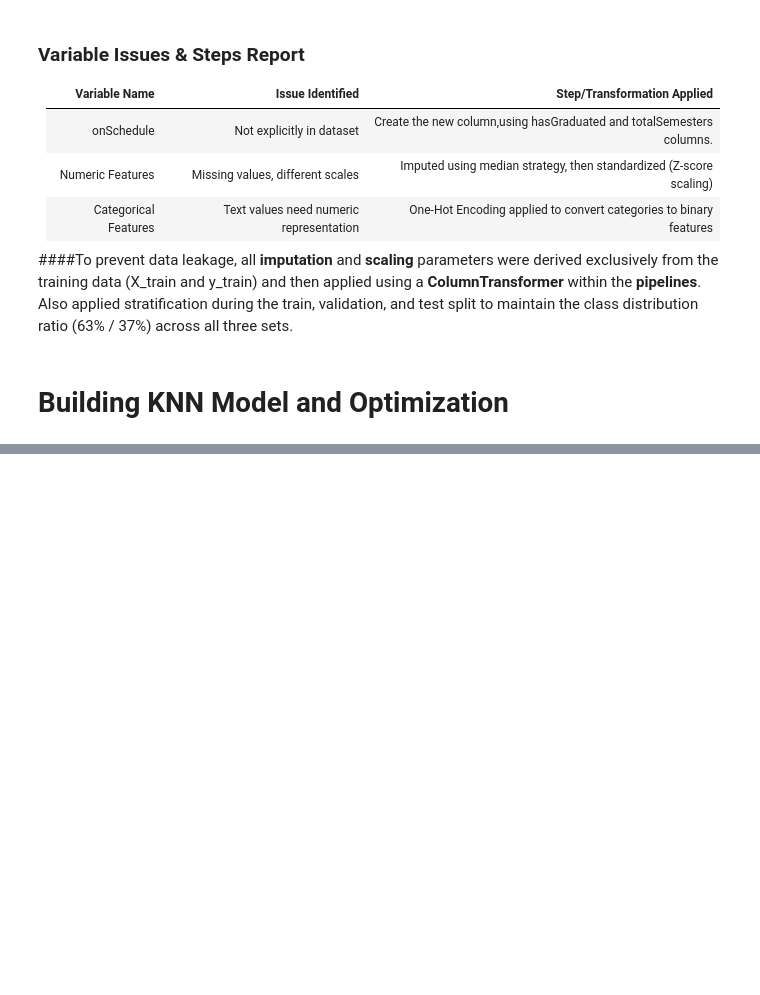
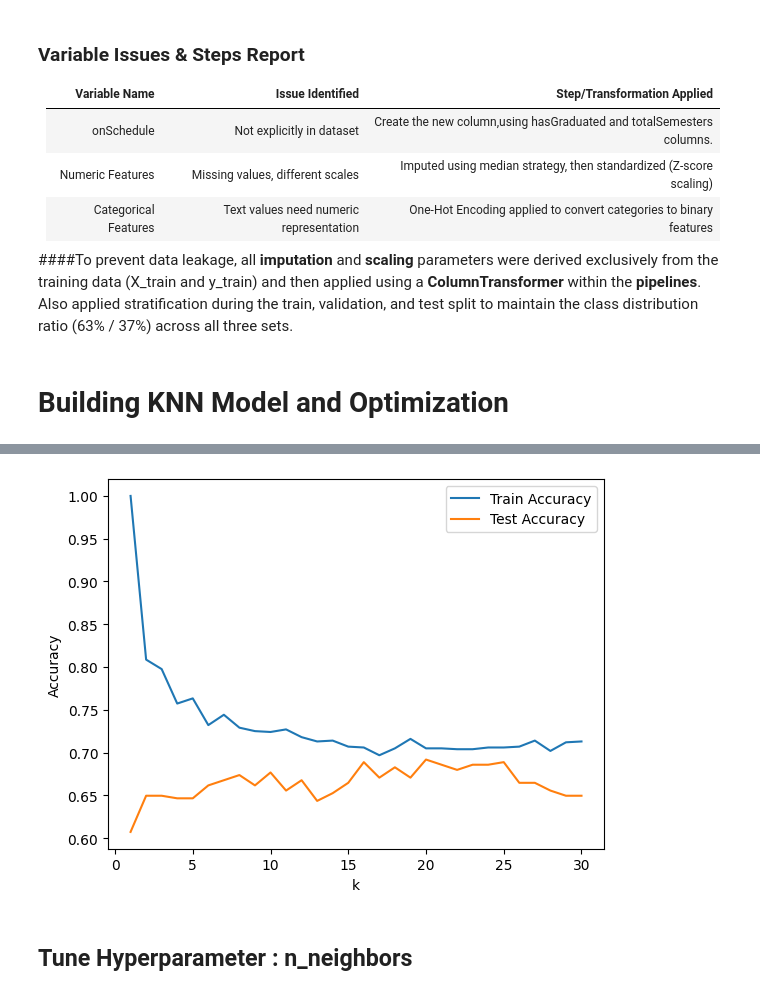
Before and after one commit to eshghinezhad/ML_Classifire_Student_Success, a Jupyter notebook: Student_Success_Classifires.ipynb, the cells around one changed output, grey strips where cells are left out. Drawn from its saved outputs; the diff is of its cells as text; code cells hidden in the pictures; blank space fills up the shorter version.

Commit message:
Building KNN Model and Optimization

```diff
--- a/Student_Success_Classifires.ipynb
+++ b/Student_Success_Classifires.ipynb
@@ -168,0 +190,5 @@ knn_model = make_pipeline(full_prep, KNeighborsClassifier())
+# %%
+# Run the mode without optimizing
+knn_model.fit(X_train, y_train)
+knn_model.predict(X_test)
+knn_model.score(X_test, y_test)
@@ -168,0 +197,15 @@ knn_model = make_pipeline(full_prep, KNeighborsClassifier())
+# %%
+from sklearn.metrics import accuracy_score
+
+for k in [1, 5, 15, 50]:
+    knn_model = make_pipeline(full_prep, KNeighborsClassifier(n_neighbors=k))
+
+    knn_model.fit(X_train, y_train)
+
+    y_train_pred = knn_model.predict(X_train)
+    y_test_pred = knn_model.predict(X_test)
+
+    print(f"k = {k}")
+    print("Train Accuracy:", accuracy_score(y_train, y_train_pred))
+    print("Test Accuracy :", accuracy_score(y_test, y_test_pred))
+    print("-" * 40)
@@ -168,0 +229,23 @@ knn_model = make_pipeline(full_prep, KNeighborsClassifier())
+# %%
+import matplotlib.pyplot as plt
+train_scores = []
+test_scores = []
+k_values = range(1, 31)
+for k in k_values:
+    knn_model = make_pipeline(full_prep, KNeighborsClassifier(n_neighbors=k))
+
+    knn_model.fit(X_train, y_train)
+
+    train_scores.append(knn_model.score(X_train, y_train))
+    test_scores.append(knn_model.score(X_test, y_test))
+
+plt.plot(k_values, train_scores, label="Train Accuracy")
+plt.plot(k_values, test_scores, label="Test Accuracy")
+plt.xlabel("k")
+plt.ylabel("Accuracy")
+plt.legend()
+plt.show()
+# %% [output]
+[figure, added]
+# %% [markdown]
+## **Tune Hyperparameter** :  n_neighbors
```
Also changed, not shown: parts of 5 cells of this notebook.
